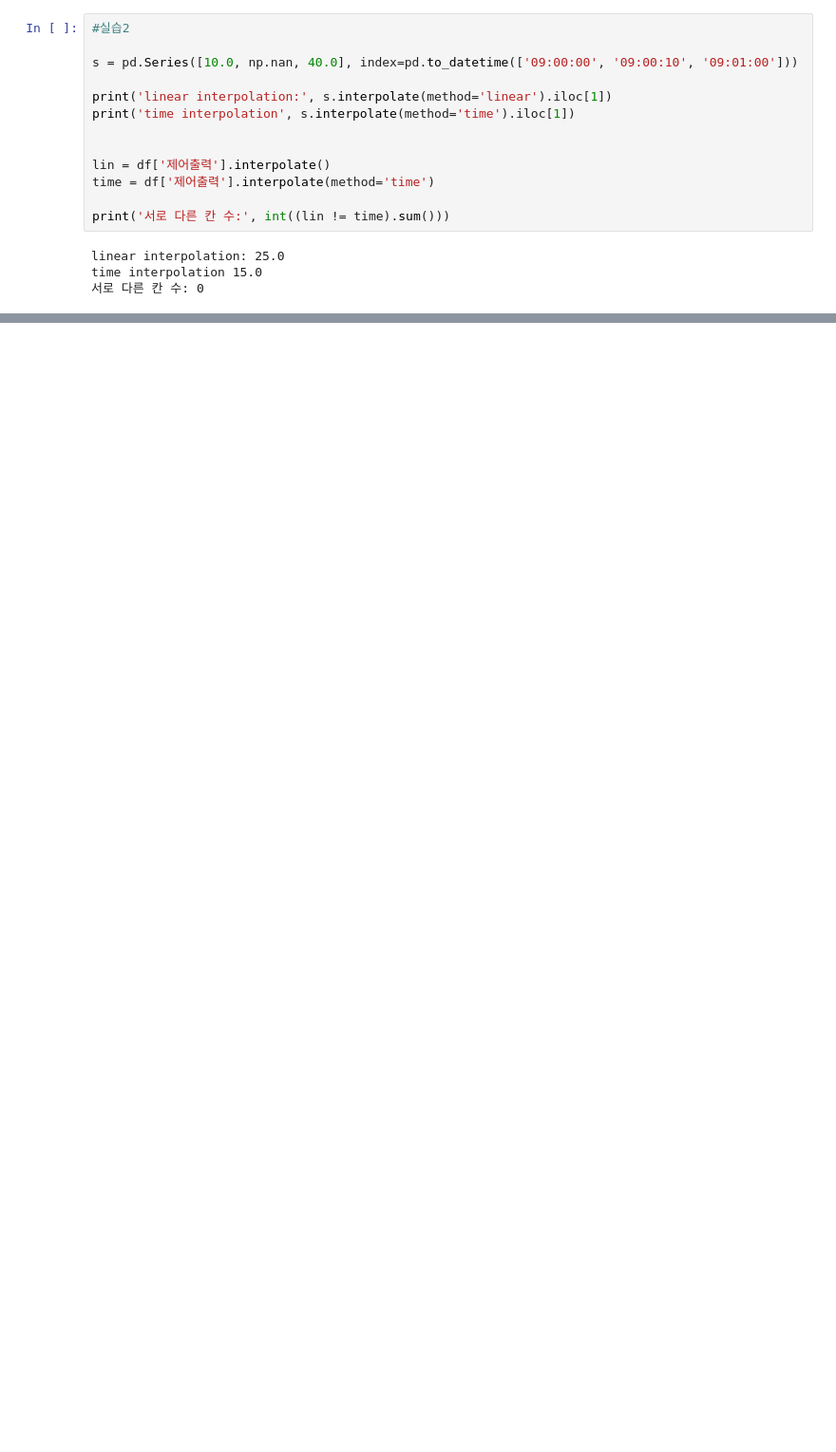
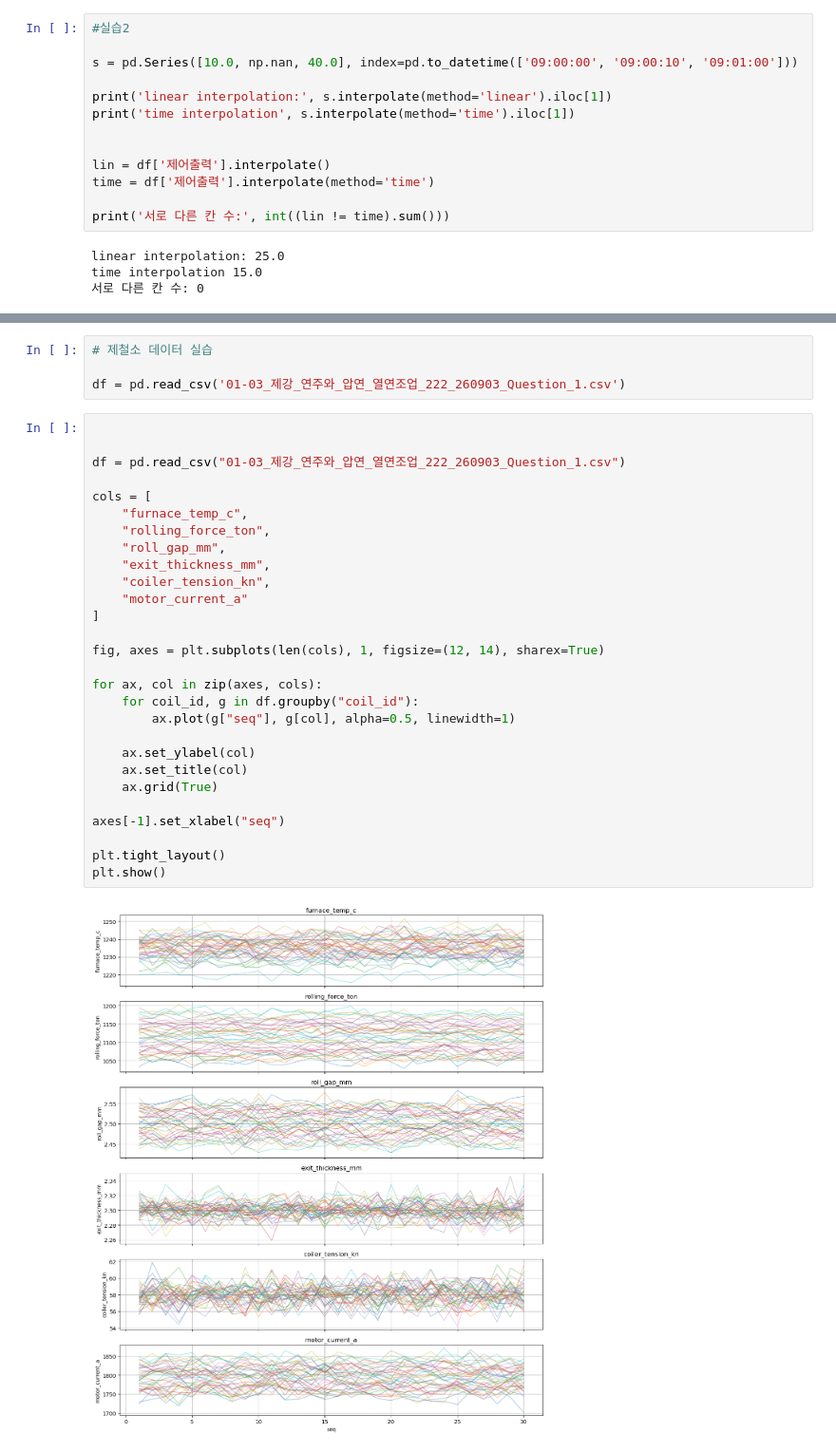
Before and after one commit to songjiho1209-sudo/Test, a Jupyter notebook: data/09_03.ipynb, the cells around one changed output, grey strips where cells are left out. Shown at 95% size. Drawn from its saved outputs; the diff is of its cells as text; blank space fills up the shorter version.

```diff
--- a/data/09_03.ipynb
+++ b/data/09_03.ipynb
@@ -175,0 +293,34 @@ time interpolation 15.0
+# %%
+# 제철소 데이터 실습
+
+df = pd.read_csv('01-03_제강_연주와_압연_열연조업_222_260903_Question_1.csv')
+# %%
+
+
+df = pd.read_csv("01-03_제강_연주와_압연_열연조업_222_260903_Question_1.csv")
+
+cols = [
+    "furnace_temp_c",
+    "rolling_force_ton",
+    "roll_gap_mm",
+    "exit_thickness_mm",
+    "coiler_tension_kn",
+    "motor_current_a"
+]
+
+fig, axes = plt.subplots(len(cols), 1, figsize=(12, 14), sharex=True)
+
+for ax, col in zip(axes, cols):
+    for coil_id, g in df.groupby("coil_id"):
+        ax.plot(g["seq"], g[col], alpha=0.5, linewidth=1)
+
+    ax.set_ylabel(col)
+    ax.set_title(col)
+    ax.grid(True)
+
+axes[-1].set_xlabel("seq")
+
+plt.tight_layout()
+plt.show()
+# %% [output]
+[figure, added]
```
Also changed, not shown: parts of 8 cells of this notebook, 2 other files.
